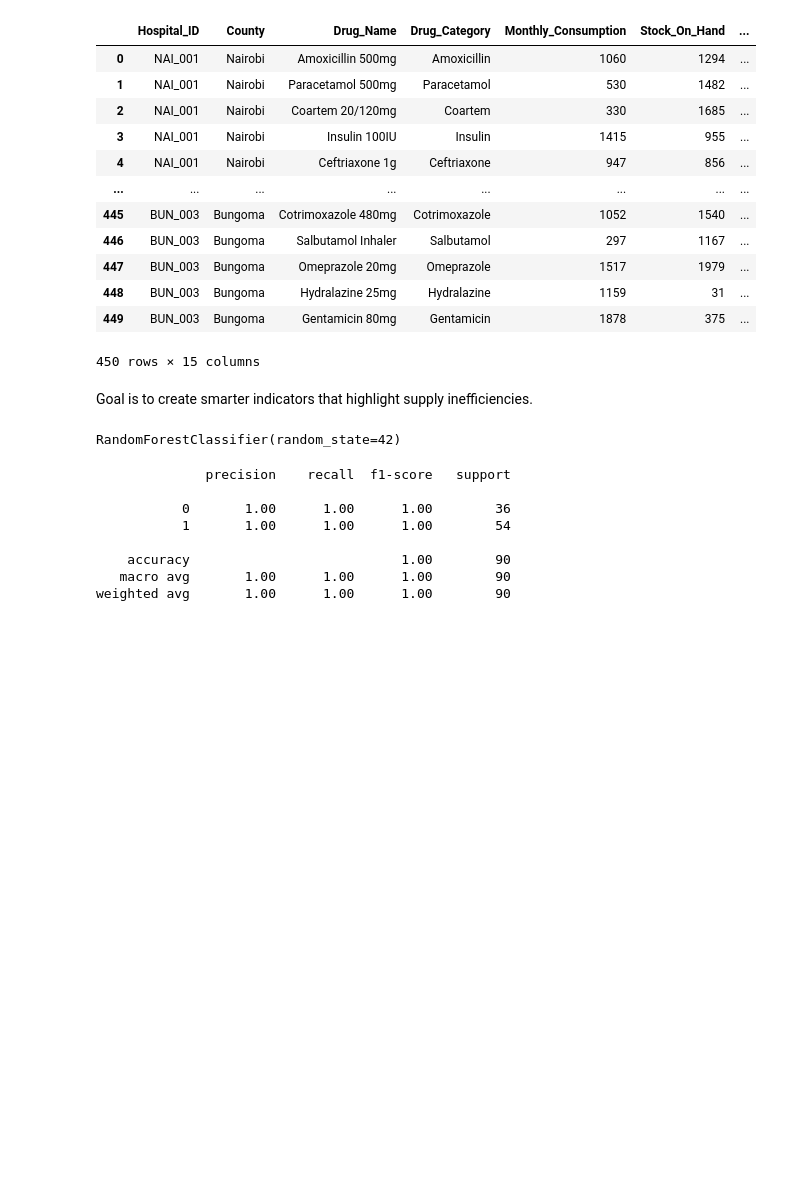
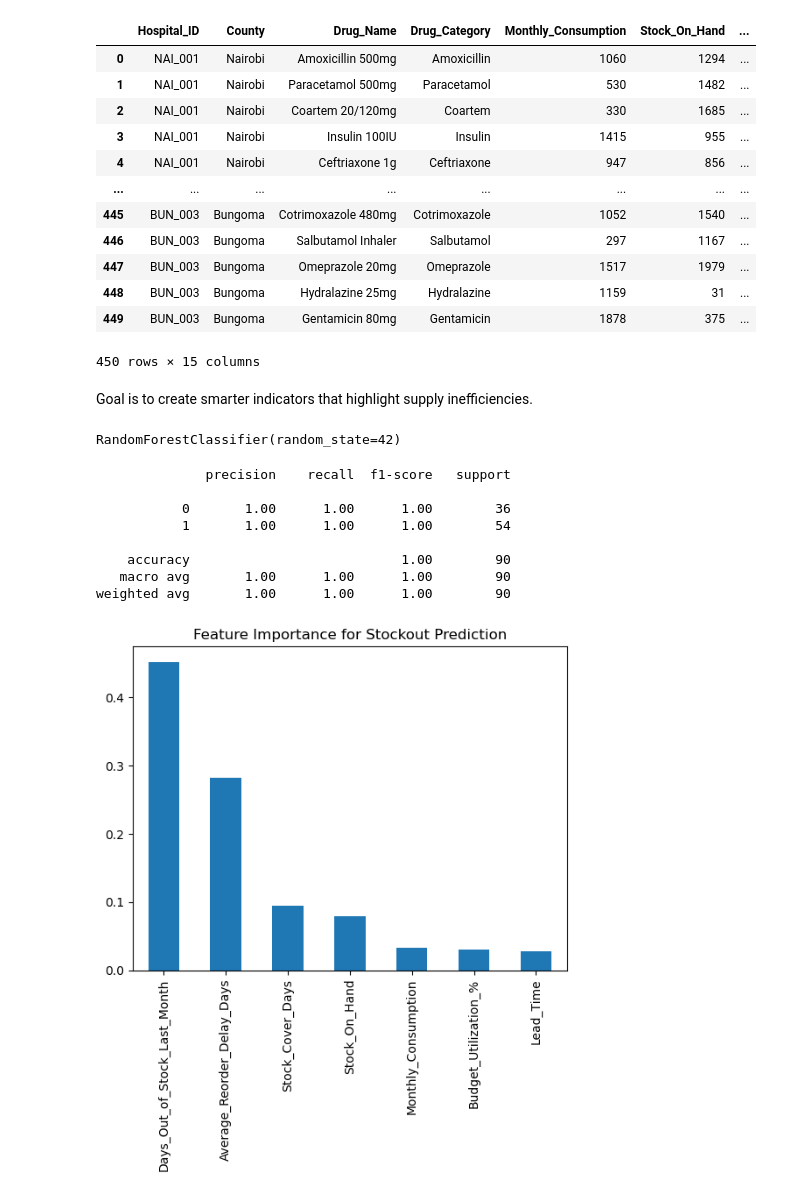
Before and after one commit to IAN-RIUA/Drug-stockout, a Jupyter notebook: index.ipynb, the cells around one changed output. Saved outputs shown, nothing was run; the diff lists cells and outputs as text; code cells hidden in the pictures; blank space fills up the shorter version.

```diff
--- a/index.ipynb
+++ b/index.ipynb
@@ -144,3 +144,9 @@ print(classification_report(y_test, preds))
     accuracy                           1.00        90
    macro avg       1.00      1.00      1.00        90
 weighted avg       1.00      1.00      1.00        90
+# %%
+importances = pd.Series(model.feature_importances_, index=X.columns).sort_values(ascending=False)
+importances.plot(kind='bar', title='Feature Importance for Stockout Prediction')
+plt.show()
+# %% [output]
+[figure, added]
```
Also changed, not shown: parts of 2 cells of this notebook.
